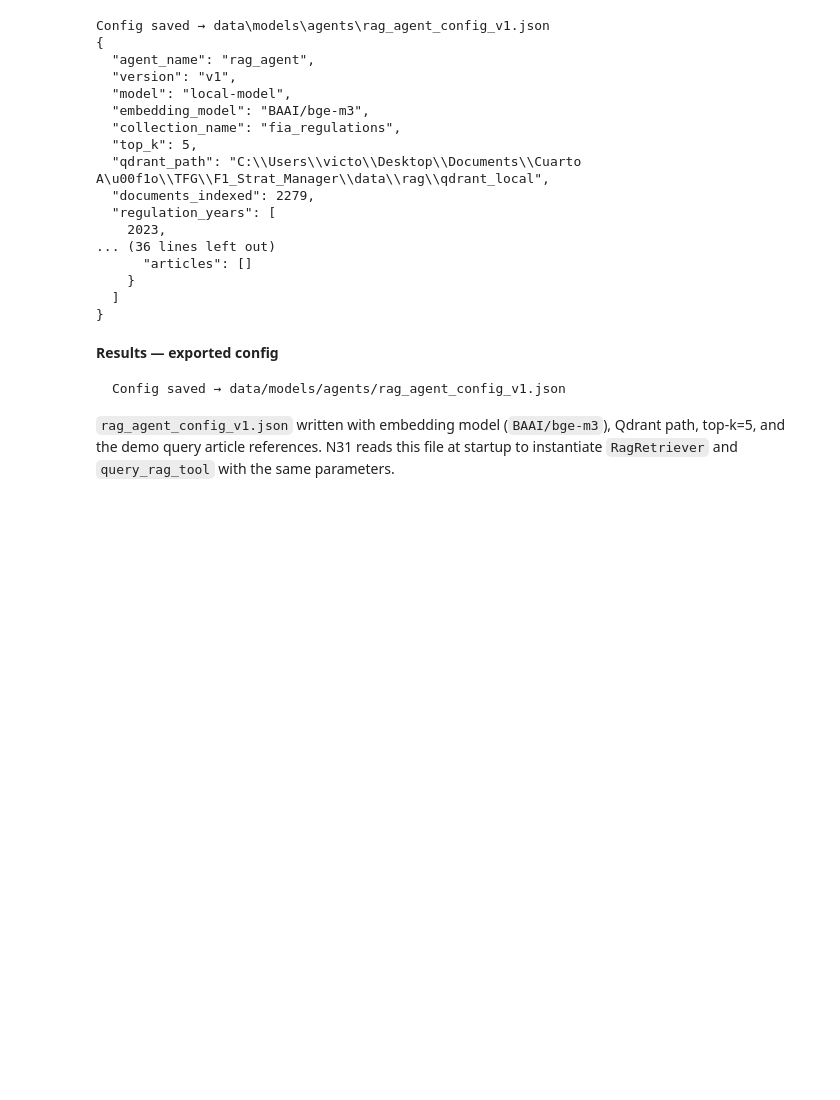
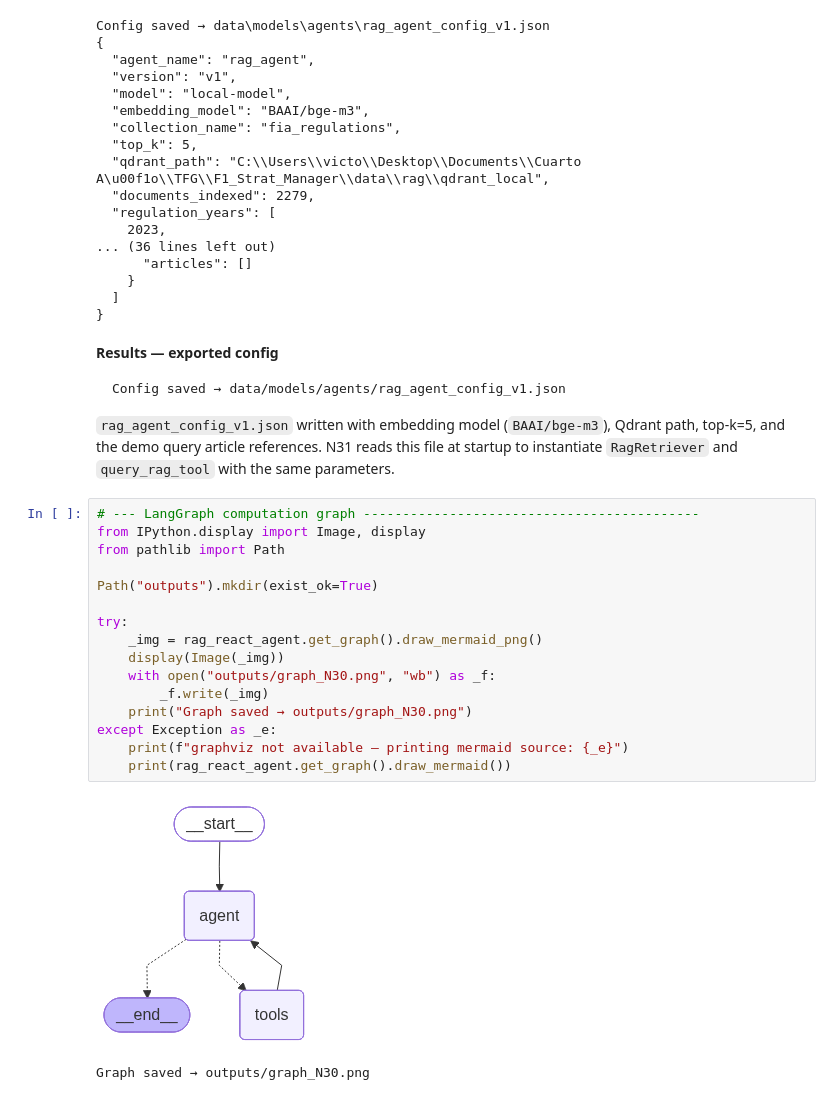
Before and after one commit to VforVitorio/F1-StratLab, a Jupyter notebook: notebooks/agents/N30_rag_agent.ipynb, the cells around one changed output. Drawn from its saved outputs; the diff is of its cells as text; blank space fills up the shorter version.

Commit message:
added graph for n30

````diff
--- a/notebooks/agents/N30_rag_agent.ipynb
+++ b/notebooks/agents/N30_rag_agent.ipynb
@@ -640,3 +640,22 @@ Config saved → data/models/agents/rag_agent_config_v1.json
 ```
 
 `rag_agent_config_v1.json` written with embedding model (`BAAI/bge-m3`), Qdrant path, top-k=5, and the demo query article references. N31 reads this file at startup to instantiate `RagRetriever` and `query_rag_tool` with the same parameters.
+# %%
+# --- LangGraph computation graph -------------------------------------------
+from IPython.display import Image, display
+from pathlib import Path
+
+Path("outputs").mkdir(exist_ok=True)
+
+try:
+    _img = rag_react_agent.get_graph().draw_mermaid_png()
+    display(Image(_img))
+    with open("outputs/graph_N30.png", "wb") as _f:
+        _f.write(_img)
+    print("Graph saved → outputs/graph_N30.png")
+except Exception as _e:
+    print(f"graphviz not available — printing mermaid source: {_e}")
+    print(rag_react_agent.get_graph().draw_mermaid())
+# %% [output]
+[figure, added]
+Graph saved → outputs/graph_N30.png
````
Also changed, not shown: parts of 1 cell of this notebook.
